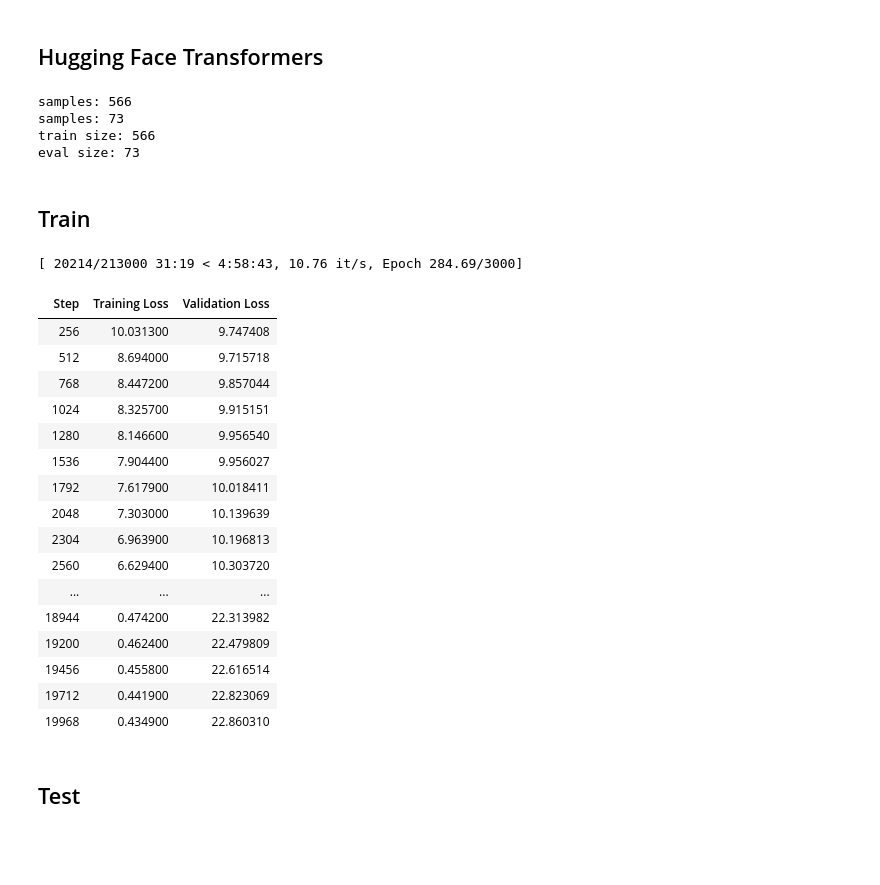
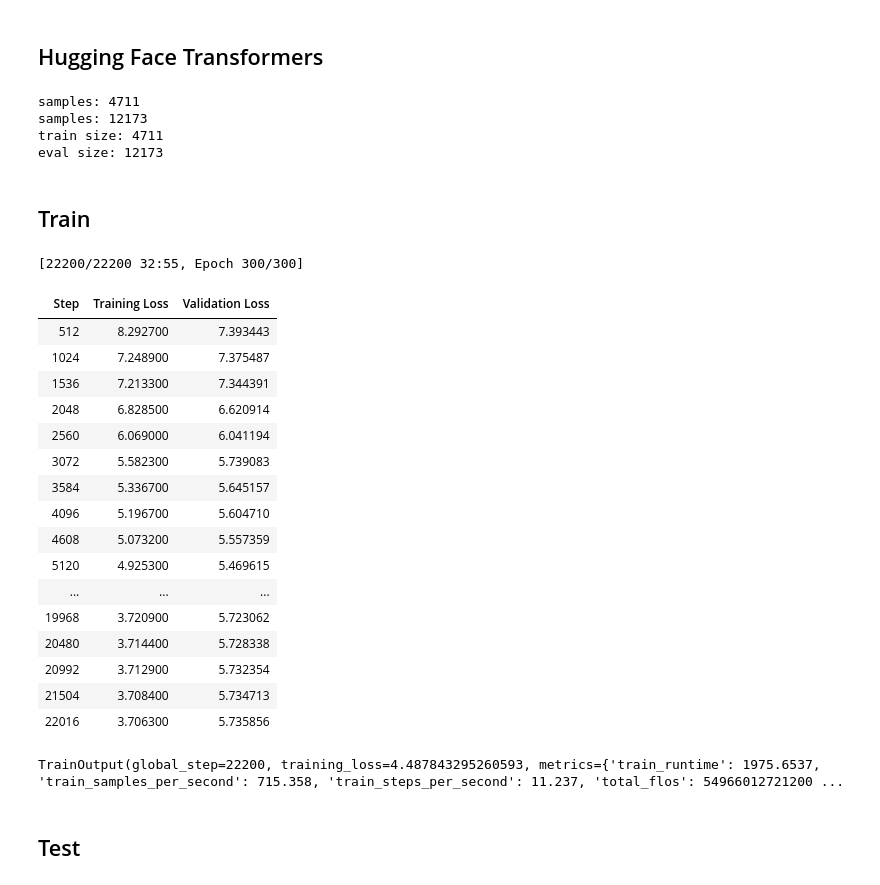
Before and after one commit to JoeyShapiro/GPT-Scratch-TimeSeries, a Jupyter notebook: gpt-timeseries.ipynb, the cells around one changed output. Drawn from its saved outputs; the diff is of its cells as text; code cells hidden in the pictures; blank space fills up the shorter version.

Commit message:
fixed some bugs. new dataset

```diff
--- a/gpt-timeseries.ipynb
+++ b/gpt-timeseries.ipynb
@@ -188,6 +188,7 @@ import torch
 from torch.utils.data import Dataset
 import pandas as pd
 import numpy as np
+import math
 
 class GPTDataset(Dataset):
     # could do gen_crop
@@ -218,6 +219,9 @@ class GPTDataset(Dataset):
             else:
                 norm_df = df
             n_cols = 1#norm_df.shape[1]
+
+            if math.gcd(stride, norm_df.shape[1]) != 1:
+                raise Exception("stride and n_cols must be coprime")
 
             tokens = norm_df.values.flatten().astype(int)
 
@@ -271,18 +275,18 @@ class GPTDataset(Dataset):
 ## Model
 # %%
 ## every id for a given token is embedded to vector of this size
-n_embd            = 36
+n_embd            = 60
 n_head            = 12
-n_layer           = 6
+n_layer           = 4
 dropout           = 0.3
 
-learning_rate     = 0.0003# 2.5e-4
+learning_rate     = 2.5e-4
 vocab_size        = 50_257
-block_size        = 72    # (context) ## N tokens in sequence
+block_size        = 7*3    # (context) ## N tokens in sequence
 
-batch_size        = 8
+batch_size        = 64
 # max_iters         = 512
-eval_interval     = 256 # 512
+eval_interval     = 512 # 512
 # eval_iters        = 128
 # %% [markdown]
 ## Hugging Face Transformers
@@ -393,12 +397,12 @@ class GPTModelForTrainer(PreTrainedModel):
 from pathlib import Path
 
 # input_files = [str(file) for file in Path('.').glob('00*.csv')]
-input_files = ['rcalix-clean-train.csv']
+input_files = ['etth1-clean-train.csv']
 
 # TODO handle better maybe
 # TODO change n-embed
-train_dataset = GPTDataset(files=input_files, window=block_size, samples_per_file=None, stride=71, normalize=False)
-eval_dataset = GPTDataset(files=['rcalix-clean-eval.csv'], window=block_size, samples_per_file=None, stride=65, normalize=False)
+train_dataset = GPTDataset(files=input_files, window=block_size, samples_per_file=None, stride=22, normalize=False)
+eval_dataset = GPTDataset(files=['etth1-clean-eval.csv'], window=block_size, samples_per_file=None, stride=1, normalize=False)
 
 # split the dataset in train and validation set
 # torch.manual_seed(42)
@@ -409,10 +413,10 @@ eval_dataset = GPTDataset(files=['rcalix-clean-eval.csv'], window=block_size, sa
 print('train size:', len(train_dataset))
 print('eval size:', len(eval_dataset))
 # %% [output]
-samples: 566
-samples: 73
-train size: 566
-eval size: 73
+samples: 4711
+samples: 12173
+train size: 4711
+eval size: 12173
 # %% [markdown]
 ## Train
 # %%
@@ -425,7 +429,7 @@ output_dir = Path('models') / time.strftime("%y-%m-%d_%H")
 
 training_args = TrainingArguments(
     output_dir=output_dir,
-    num_train_epochs=3000,
+    num_train_epochs=300,
     per_device_train_batch_size=batch_size,
     per_device_eval_batch_size=batch_size,
     eval_steps=eval_interval,
@@ -436,50 +440,51 @@ training_args = TrainingArguments(
     # fp16=True,  # if you want to use mixed precision training
     eval_strategy="steps",
     logging_dir="./logs",
     logging_steps=eval_interval,
     dataloader_pin_memory=False,
 )
 
 # Wrap the model
 config = GPTConfig(
     block_size=block_size,
     vocab_size=vocab_size,
     n_embd=n_embd,
     n_head=n_head,
     n_layer=n_layer,
     dropout=dropout,
 )
 
 model_for_trainer = GPTModelForTrainer(config)
 
 trainer = Trainer(
     model=model_for_trainer,
     args=training_args,
     train_dataset=train_dataset,
     eval_dataset=eval_dataset,
 )
 
 # Start training
 trainer.train()
 # %% [output]
-[ 20214/213000 31:19 < 4:58:43, 10.76 it/s, Epoch 284.69/3000]
+[22200/22200 32:55, Epoch 300/300]
 | Step | Training Loss | Validation Loss |
-| 256 | 10.031300 | 9.747408 |
-| 512 | 8.694000 | 9.715718 |
-| 768 | 8.447200 | 9.857044 |
-| 1024 | 8.325700 | 9.915151 |
-| 1280 | 8.146600 | 9.956540 |
-| 1536 | 7.904400 | 9.956027 |
-| 1792 | 7.617900 | 10.018411 |
-| 2048 | 7.303000 | 10.139639 |
-| 2304 | 6.963900 | 10.196813 |
-| 2560 | 6.629400 | 10.303720 |
+| 512 | 8.292700 | 7.393443 |
+| 1024 | 7.248900 | 7.375487 |
+| 1536 | 7.213300 | 7.344391 |
+| 2048 | 6.828500 | 6.620914 |
+| 2560 | 6.069000 | 6.041194 |
+| 3072 | 5.582300 | 5.739083 |
+| 3584 | 5.336700 | 5.645157 |
+| 4096 | 5.196700 | 5.604710 |
+| 4608 | 5.073200 | 5.557359 |
+| 5120 | 4.925300 | 5.469615 |
 | ... | ... | ... |
-| 18944 | 0.474200 | 22.313982 |
-| 19200 | 0.462400 | 22.479809 |
-| 19456 | 0.455800 | 22.616514 |
-| 19712 | 0.441900 | 22.823069 |
-| 19968 | 0.434900 | 22.860310 |
+| 19968 | 3.720900 | 5.723062 |
+| 20480 | 3.714400 | 5.728338 |
+| 20992 | 3.712900 | 5.732354 |
+| 21504 | 3.708400 | 5.734713 |
+| 22016 | 3.706300 | 5.735856 |
+TrainOutput(global_step=22200, training_loss=4.487843295260593, metrics={'train_runtime': 1975.6537, 'train_samples_per_second': 715.358, 'train_steps_per_second': 11.237, 'total_flos': 54966012721200 ...
 # %% [markdown]
 ## Test
 # %%
```
Also changed, not shown: parts of 9 cells of this notebook, 3 other files.
